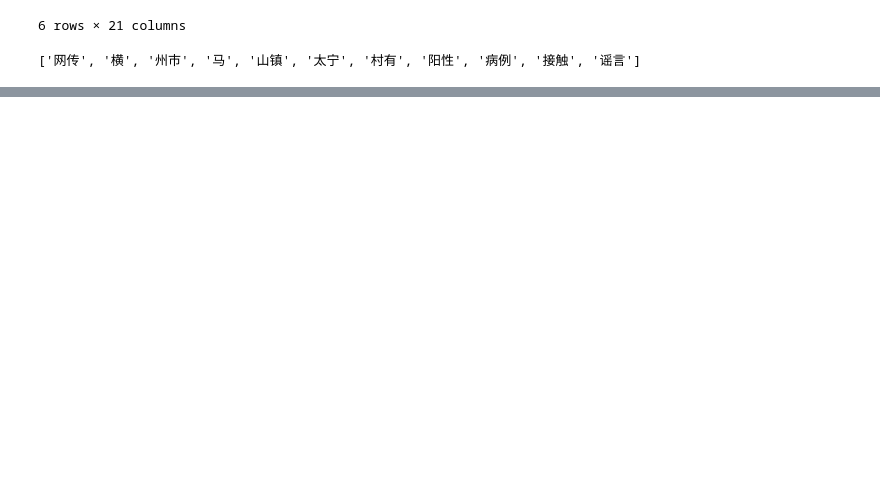
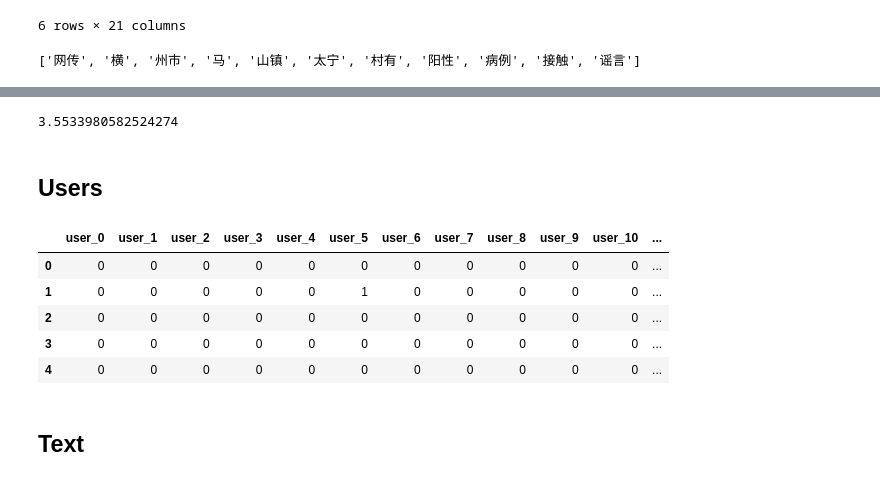
Before and after one commit to ThisisKUNMENG/dataVisualizationFinalProject, a Jupyter notebook: final.ipynb, the cells around one changed output, grey strips where cells are left out. Cells and saved outputs as stored; diff of their text form; code cells hidden in the pictures; blank space fills up the shorter version.

```diff
--- a/final.ipynb
+++ b/final.ipynb
@@ -131,0 +168,51 @@ m
+# %%
+state_geo = json.loads(requests.get("https://raw.githubusercontent.com/yezongyang/china-geojson/master/china.json").text)
+total_provinces = [state_geo['features'][i]['properties']['name'] for i in range(len(state_geo['features']))]
+province_rumor = df.groupby('province').size()
+for i in total_provinces:
+    if i not in province_rumor.index:
+        province_rumor[i] = 0
+# %% [output]
+3.5533980582524274
+# %%
+province_rumor_data = pd.DataFrame({'province': province_rumor.index, 'rumor_num': province_rumor.values})
+province_rumor_data['type'] = province_rumor_data['rumor_num'].apply(lambda x: 'high' if x > 20 else 'low')
+province_rumor_data['rumor_num_for_size'] = province_rumor_data['rumor_num'].apply(lambda x: x + 1)
+province_rumor_data['rumor_num_for_color'] = province_rumor_data['rumor_num_for_size'].apply(lambda x: np.log(x))
+# %%
+pio.kaleido.scope.mathjax = None
+fig = px.choropleth(province_rumor_data, geojson=state_geo,
+                    locations='province', featureidkey="properties.name",
+                    color_discrete_sequence=["rgba(102, 204, 255, 20)"],
+)
+fig.update_traces(showlegend=False)
+fig2 = px.scatter_geo(province_rumor_data, geojson=state_geo,
+                      locations='province', featureidkey="properties.name",
+                      size='rumor_num_for_size',
+                      color='rumor_num_for_color',
+)
+fig.add_trace(fig2.data[0])
+for i, frame in enumerate(fig.frames):
+    fig.frames[i].data += (fig2.frames[i].data[0],)
+fig.update_geos(fitbounds="locations", visible=False, projection_type="natural earth")
+fig.update_layout(margin={"r":0,"t":0,"l":0,"b":0}, paper_bgcolor='rgb(255, 255, 255)', plot_bgcolor='rgb(255, 255, 255)',
+                  geo=dict(bgcolor='rgb(255, 255, 255)'), font = dict(color = '#000000', family="Serif"))
+fig.layout.coloraxis.colorbar.title = 'Scale of rumor numbers'
+fig.layout.coloraxis.colorbar.len = 0.8
+fig.write_image('./figures/rumor_num_choropleth.pdf')
+# fig.show()
+# %% [markdown]
+## Users
+# %%
+user_data = df[[f'user_{i}' for i in range(18)]]
+# %%
+user_data.head()
+# %% [output]
+|  | user_0 | user_1 | user_2 | user_3 | user_4 | user_5 | user_6 | user_7 | user_8 | user_9 | user_10 | ... |
+| 0 | 0 | 0 | 0 | 0 | 0 | 0 | 0 | 0 | 0 | 0 | 0 | ... |
+| 1 | 0 | 0 | 0 | 0 | 0 | 1 | 0 | 0 | 0 | 0 | 0 | ... |
+| 2 | 0 | 0 | 0 | 0 | 0 | 0 | 0 | 0 | 0 | 0 | 0 | ... |
+| 3 | 0 | 0 | 0 | 0 | 0 | 0 | 0 | 0 | 0 | 0 | 0 | ... |
+| 4 | 0 | 0 | 0 | 0 | 0 | 0 | 0 | 0 | 0 | 0 | 0 | ... |
+# %% [markdown]
+## Text
```
Also changed, not shown: parts of 22 cells of this notebook, 11 other files.
